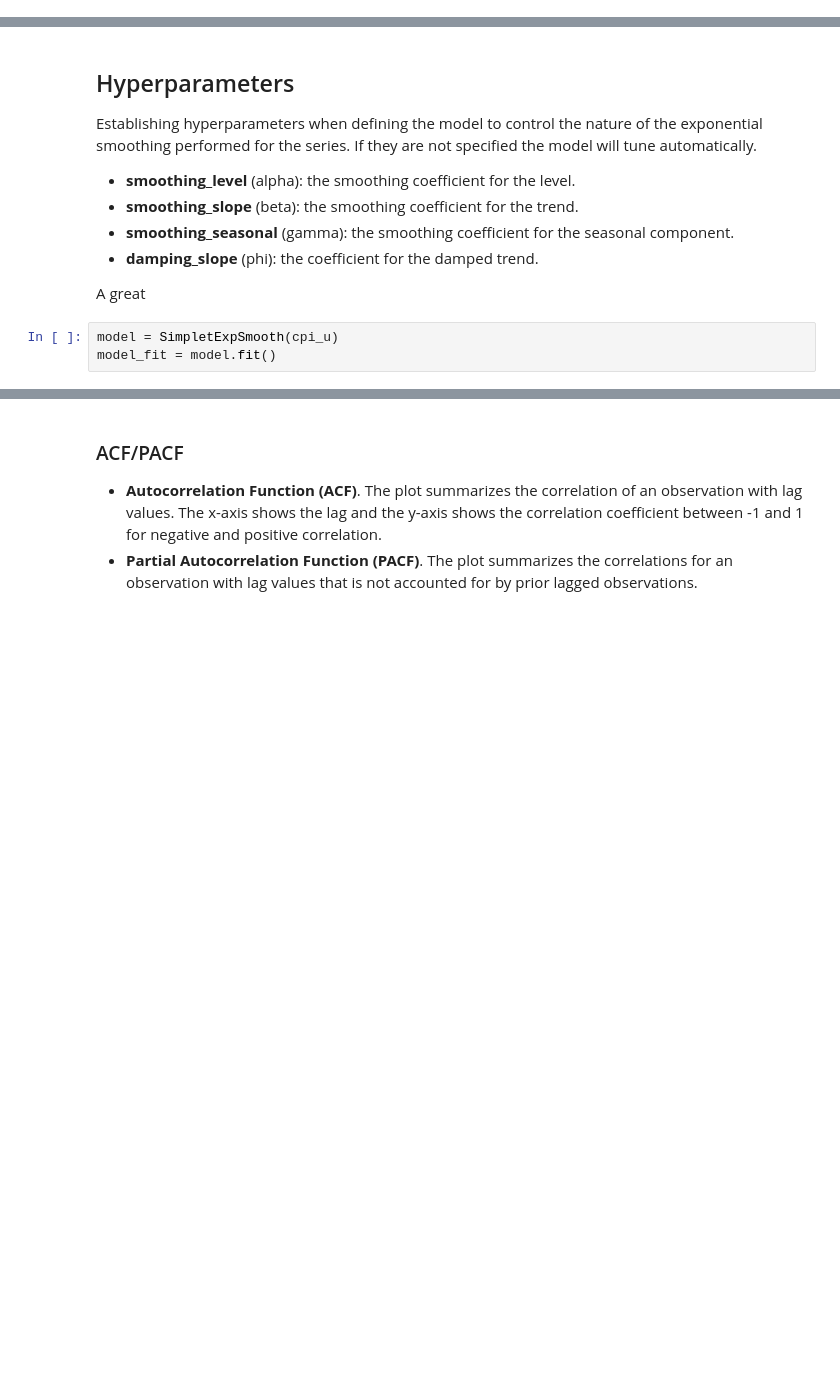
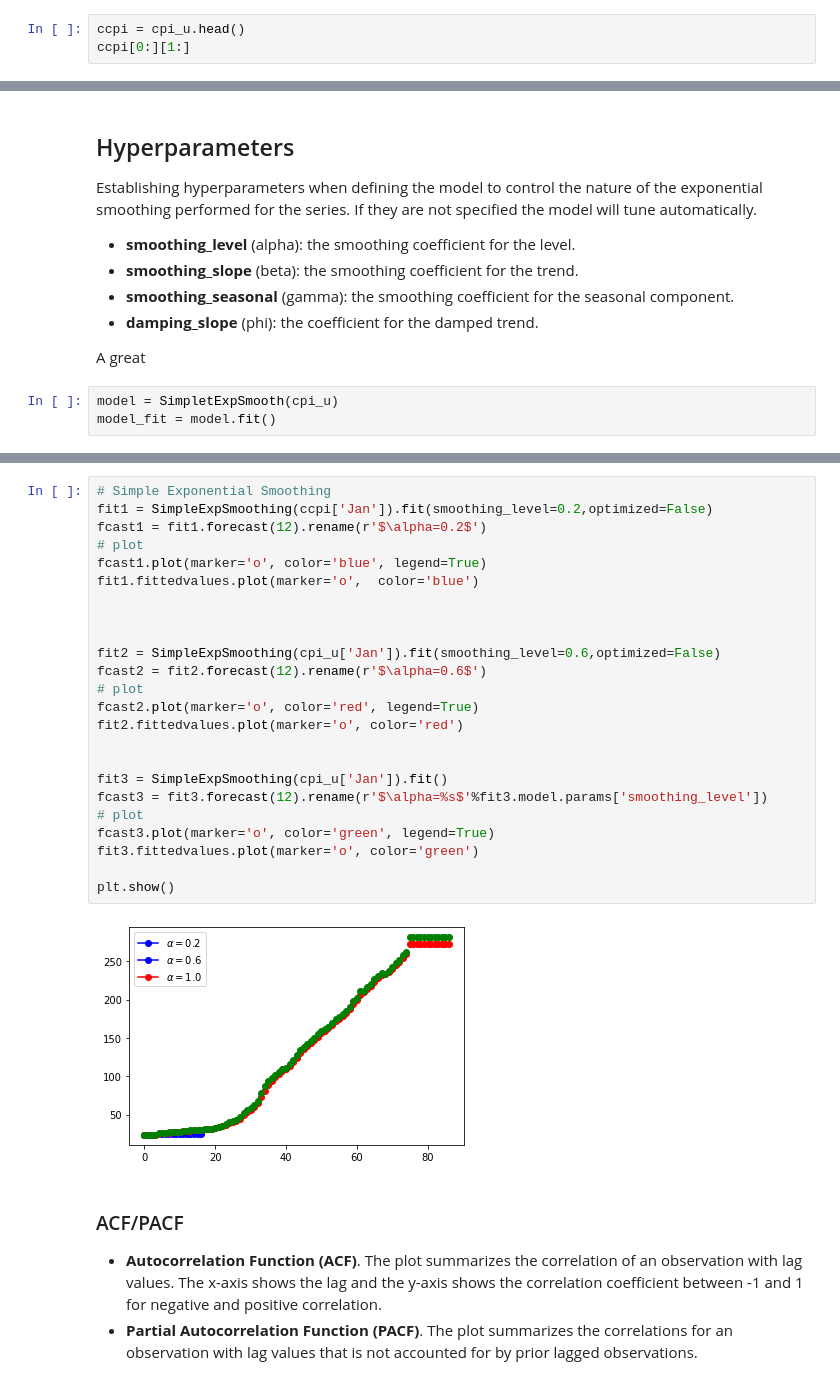
Before and after one commit to techthumb1/bls_project, a Jupyter notebook: notebooks/grid-search-double-exp-smooth.ipynb, the cells around one changed output, grey strips where cells are left out. Drawn from its saved outputs; the diff is of its cells as text; blank space fills up the shorter version.

Commit message:
Adding custom smoothing function

```diff
--- a/notebooks/grid-search-double-exp-smooth.ipynb
+++ b/notebooks/grid-search-double-exp-smooth.ipynb
@@ -39,3 +41,6 @@ cpi_u.head()
 | 2 | 1950 | 23.5 | 23.5 | 23.6 | 23.6 | 23.7 | 23.8 | 24.1 | 24.3 | 24.4 | 24.6 | ... |
 | 3 | 1951 | 25.4 | 25.7 | 25.8 | 25.8 | 25.9 | 25.9 | 25.9 | 25.9 | 26.1 | 26.2 | ... |
 | 4 | 1952 | 26.5 | 26.3 | 26.3 | 26.4 | 26.4 | 26.5 | 26.7 | 26.7 | 26.7 | 26.7 | ... |
+# %%
+ccpi = cpi_u.head()
+ccpi[0:][1:]
@@ -99,3 +125,29 @@ pyplot.show()
+# %%
+# Simple Exponential Smoothing
+fit1 = SimpleExpSmoothing(ccpi['Jan']).fit(smoothing_level=0.2,optimized=False)
+fcast1 = fit1.forecast(12).rename(r'$\alpha=0.2$')
+# plot
+fcast1.plot(marker='o', color='blue', legend=True)
+fit1.fittedvalues.plot(marker='o',  color='blue')
+
+
+
+fit2 = SimpleExpSmoothing(cpi_u['Jan']).fit(smoothing_level=0.6,optimized=False)
+fcast2 = fit2.forecast(12).rename(r'$\alpha=0.6$')
+# plot
+fcast2.plot(marker='o', color='red', legend=True)
+fit2.fittedvalues.plot(marker='o', color='red')
+
+
+fit3 = SimpleExpSmoothing(cpi_u['Jan']).fit()
+fcast3 = fit3.forecast(12).rename(r'$\alpha=%s$'%fit3.model.params['smoothing_level'])
+# plot
+fcast3.plot(marker='o', color='green', legend=True)
+fit3.fittedvalues.plot(marker='o', color='green')
+
+plt.show()
+# %% [output]
+[figure, added]
 # %% [markdown]
 ### ACF/PACF
 
```
Also changed, not shown: parts of 56 cells of this notebook, 1 other file.
